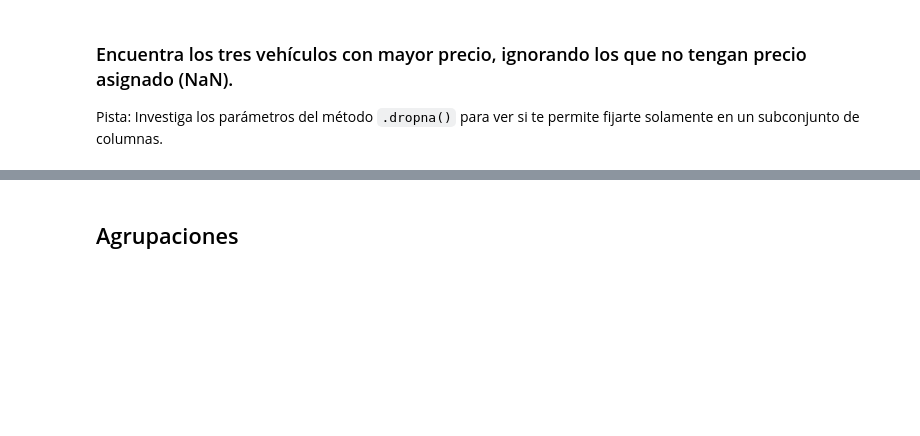
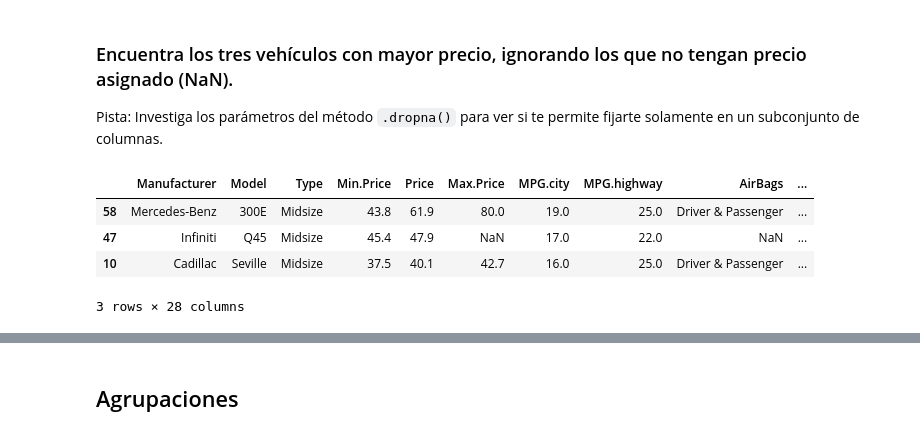
Before and after one commit to elenatablas/TEII, a Jupyter notebook: bloque3/Python/src/Introduccion a Pandas - Ejercicios.ipynb, the cells around one changed output, grey strips where cells are left out. Cells and saved outputs as stored; diff of their text form; code cells hidden in the pictures; blank space fills up the shorter version.

```diff
--- a/bloque3/Python/src/Introduccion a Pandas - Ejercicios.ipynb
+++ b/bloque3/Python/src/Introduccion a Pandas - Ejercicios.ipynb
@@ -430,4 +530,13 @@ Nota: siguiendo su notación, llama a esta nueva columna `Norm.Price`
 ### Encuentra los tres vehículos con mayor precio, ignorando los que no tengan precio asignado (NaN).
 
 Pista: Investiga los parámetros del método `.dropna()` para ver si te permite fijarte solamente en un subconjunto de columnas.
+# %%
+# 24.- A) Solución, si solo miramos que tenga valor la columna 'Price'
+dfcars.dropna(subset=['Price']).sort_values(by=['Price'], ascending=False)[0:3]
+# %% [output]
+|  | Manufacturer | Model | Type | Min.Price | Price | Max.Price | MPG.city | MPG.highway | AirBags | ... |
+| 58 | Mercedes-Benz | 300E | Midsize | 43.8 | 61.9 | 80.0 | 19.0 | 25.0 | Driver & Passenger | ... |
+| 47 | Infiniti | Q45 | Midsize | 45.4 | 47.9 | NaN | 17.0 | 22.0 | NaN | ... |
+| 10 | Cadillac | Seville | Midsize | 37.5 | 40.1 | 42.7 | 16.0 | 25.0 | Driver & Passenger | ... |
+3 rows × 28 columns
 # %%
```
Also changed, not shown: parts of 12 cells of this notebook.
